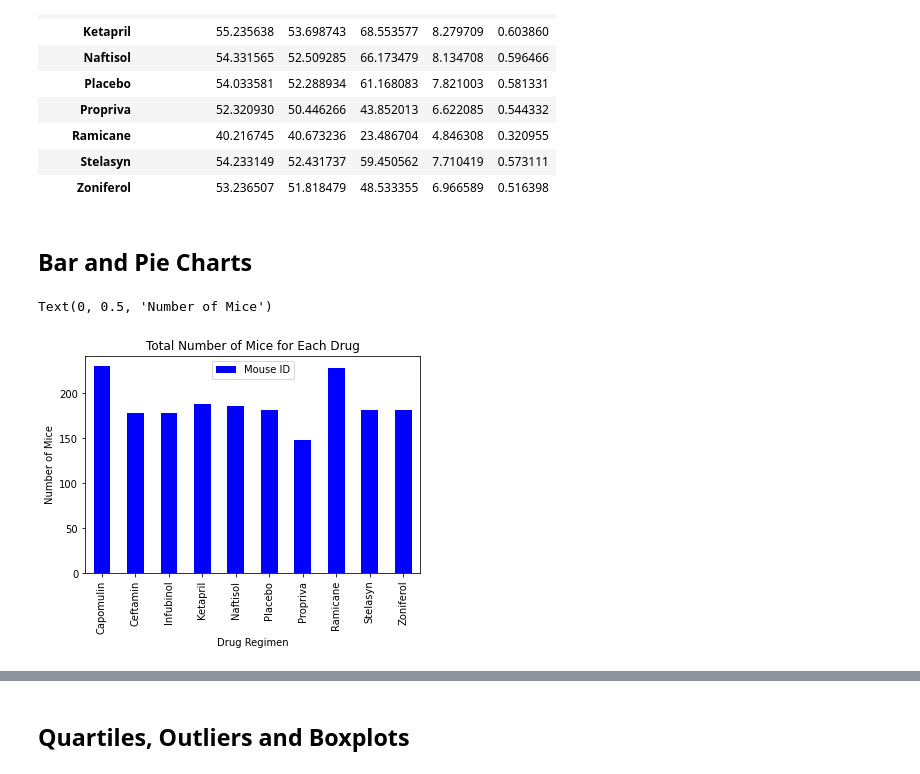
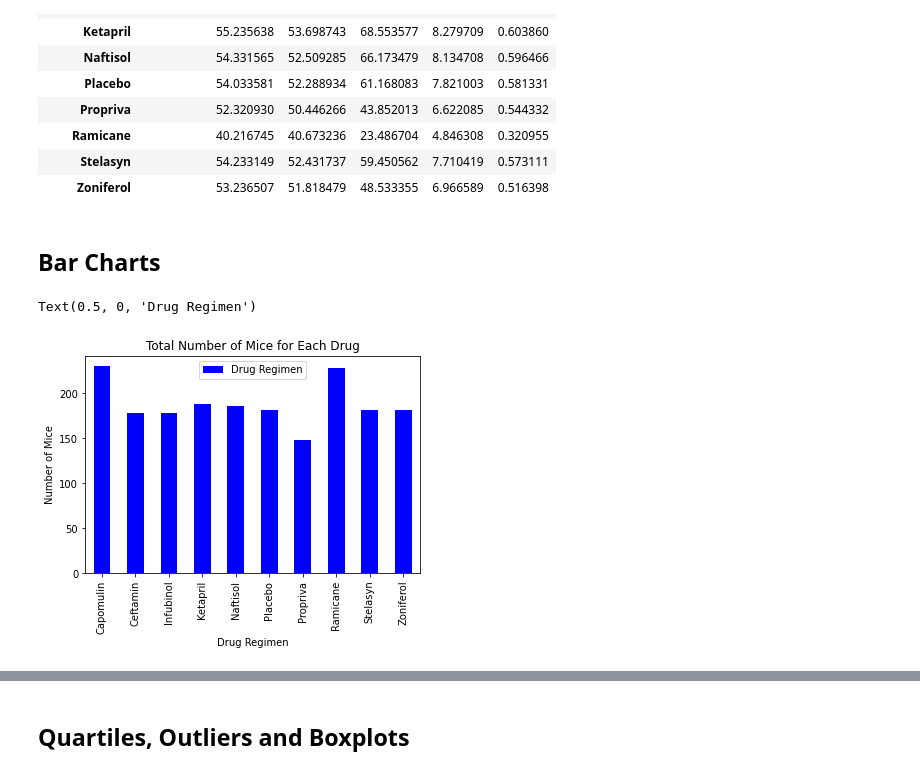
Before and after one commit to J3N1/UCI_Homework_Hwang, a Jupyter notebook: 05-Matplotlib_Challenge/pymaceuticals_starter.ipynb, the cells around one changed output, grey strips where cells are left out. Cells and saved outputs as stored; diff of their text form; code cells hidden in the pictures.

Commit message:
updated pie charts

```diff
--- a/05-Matplotlib_Challenge/pymaceuticals_starter.ipynb
+++ b/05-Matplotlib_Challenge/pymaceuticals_starter.ipynb
@@ -166,13 +167,13 @@ summary_agg
 | Stelasyn | 54.233149 | 52.431737 | 59.450562 | 7.710419 | 0.573111 |
 | Zoniferol | 53.236507 | 51.818479 | 48.533355 | 6.966589 | 0.516398 |
 # %% [markdown]
-## Bar and Pie Charts
+## Bar Charts
 # %%
 # Generate a bar plot showing the total number of unique mice tested on each drug regimen using pandas.
-drug_df = pd.DataFrame(regimen_group["Mouse ID"].count())
+drug_df = pd.DataFrame(regimen_group["Drug Regimen"].count())
 count_bar = drug_df.plot(kind = "bar", title = "Total Number of Mice for Each Drug", color="blue")
 count_bar.set_ylabel("Number of Mice")
 count_bar.set_xlabel("Drug Regimen")
 # %% [output]
-Text(0, 0.5, 'Number of Mice')
+Text(0.5, 0, 'Drug Regimen')
-[figure, old version]
+[figure, new version]
```
Also changed, not shown: parts of 7 cells of this notebook.
